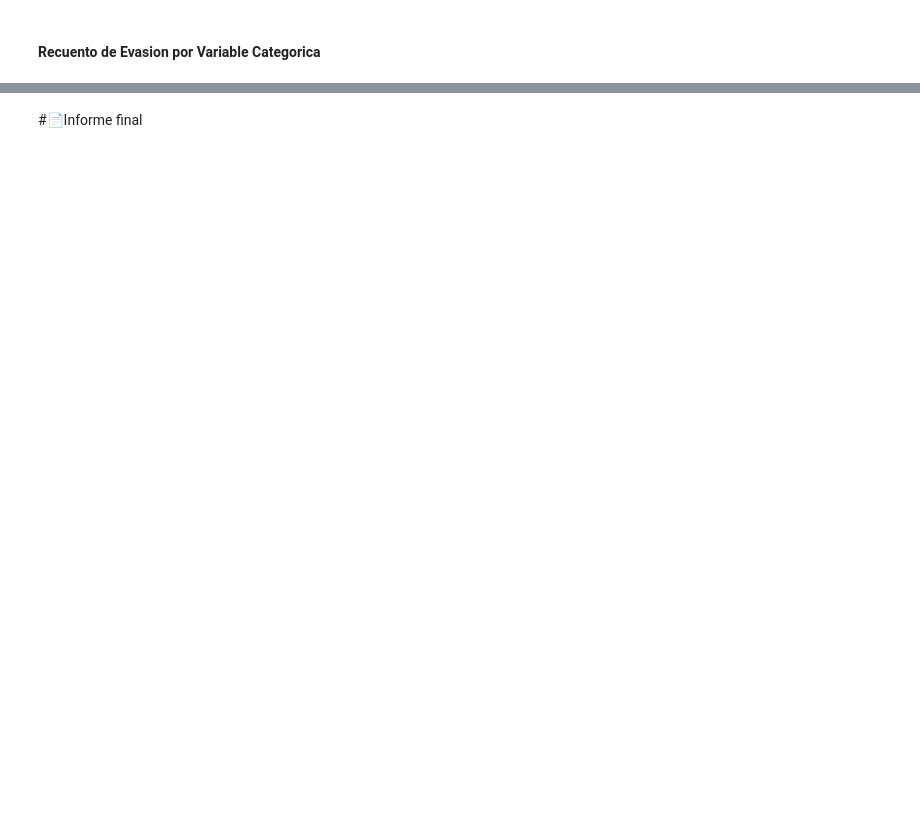
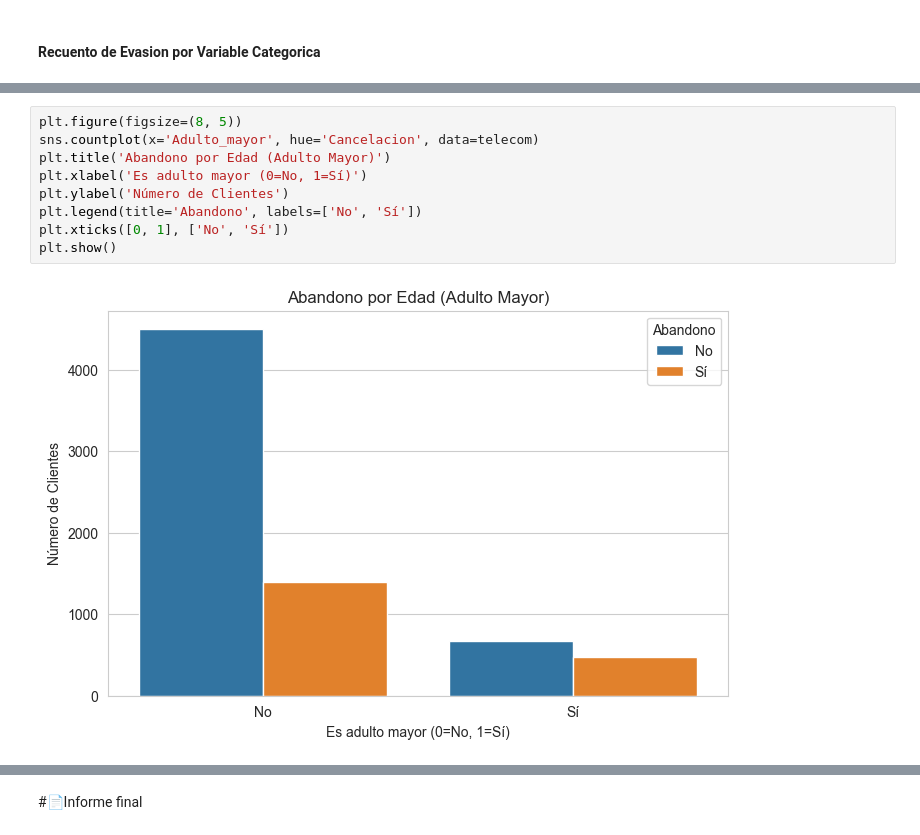
Before and after one commit to willian-ai/challenge2-data-science-LATAM-main, a Jupyter notebook: TelecomX_LATAM.ipynb, the cells around one changed output, grey strips where cells are left out. Drawn from its saved outputs; the diff is of its cells as text; blank space fills up the shorter version.

```diff
--- a/TelecomX_LATAM.ipynb
+++ b/TelecomX_LATAM.ipynb
@@ -416,0 +470,11 @@ plt.show()
+# %%
+plt.figure(figsize=(8, 5))
+sns.countplot(x='Adulto_mayor', hue='Cancelacion', data=telecom)
+plt.title('Abandono por Edad (Adulto Mayor)')
+plt.xlabel('Es adulto mayor (0=No, 1=Sí)')
+plt.ylabel('Número de Clientes')
+plt.legend(title='Abandono', labels=['No', 'Sí'])
+plt.xticks([0, 1], ['No', 'Sí'])
+plt.show()
+# %% [output]
+[figure, added]
```
Also changed, not shown: parts of 18 cells of this notebook, 2 other files.
